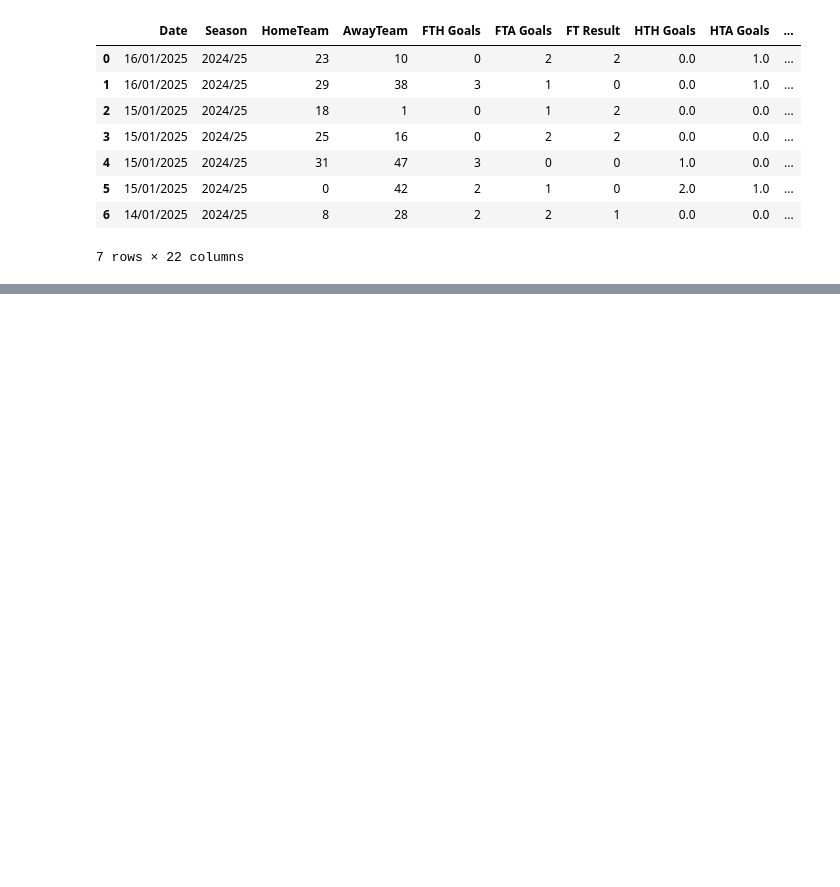
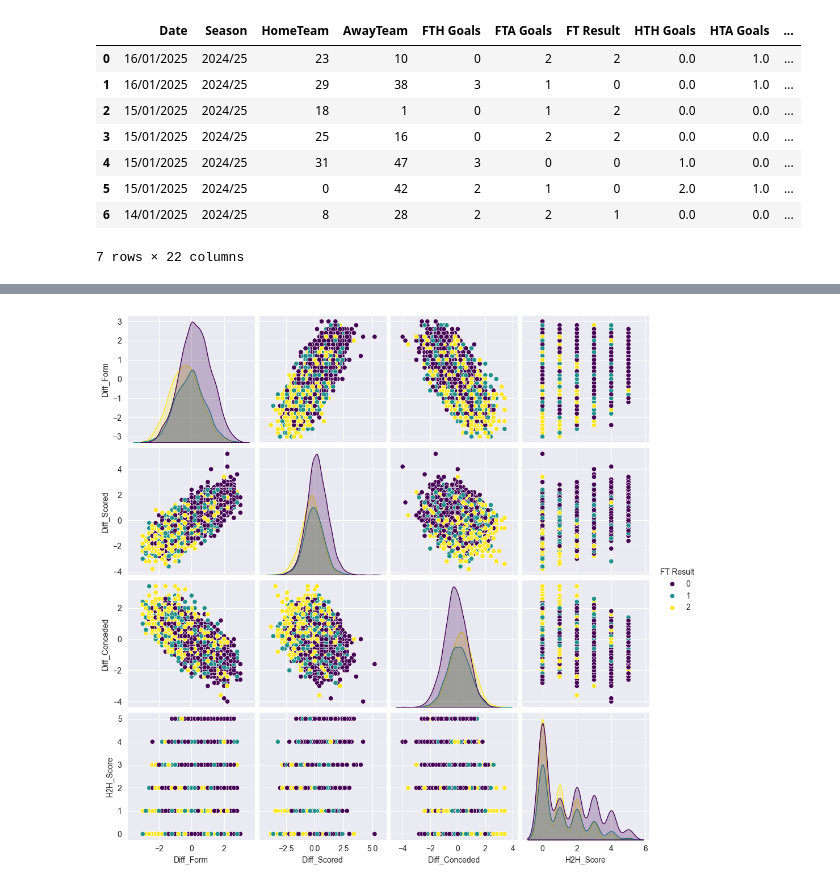
Before and after one commit to Technical-University-of-Cluj-Napoca/proiect-ml-RazvanBarna, a Jupyter notebook: Notebooks/Classification.ipynb, the cells around one changed output, grey strips where cells are left out. Drawn from its saved outputs; the diff is of its cells as text; code cells hidden in the pictures; blank space fills up the shorter version.

```diff
--- a/Notebooks/Classification.ipynb
+++ b/Notebooks/Classification.ipynb
@@ -288,0 +336,6 @@ Dupa aceasta etapa urmeaza etapa de a adauga date noi , din urma carora sa rezul
+# %%
+key_features = ['Diff_Form', 'Diff_Scored', 'Diff_Conceded', 'H2H_Score', 'FT Result']
+sns.pairplot(df[key_features], hue='FT Result', palette='viridis', diag_kind='kde')
+plt.show()
+# %% [output]
+[figure, added]
```
Also changed, not shown: parts of 15 cells of this notebook, 2 other files.
